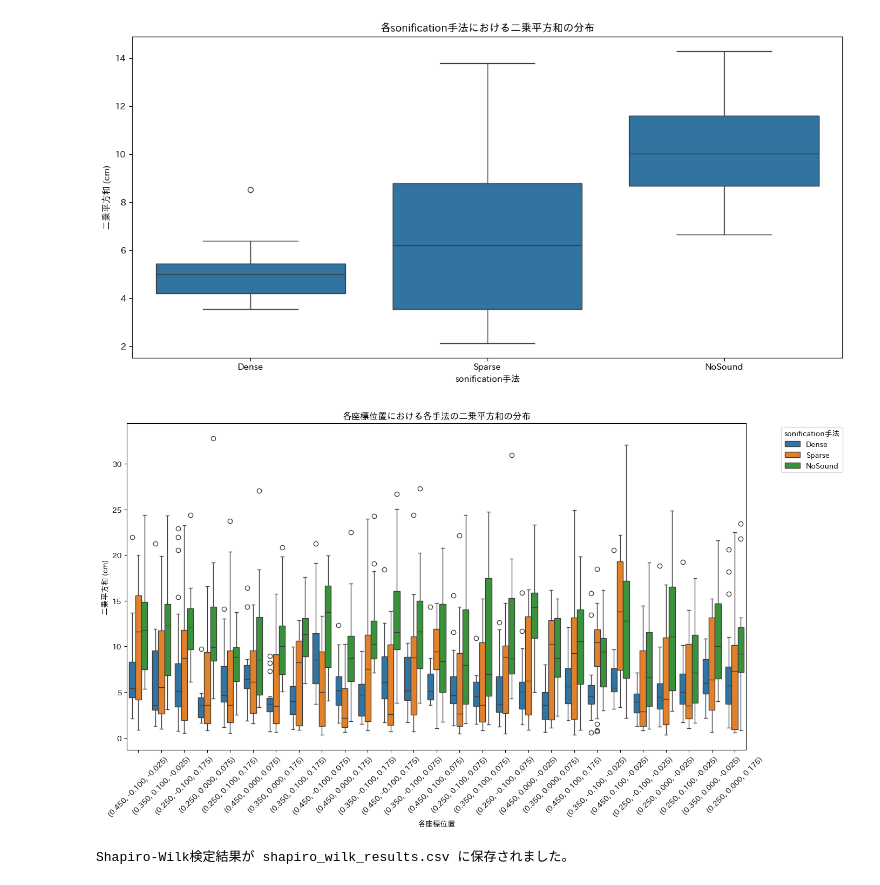
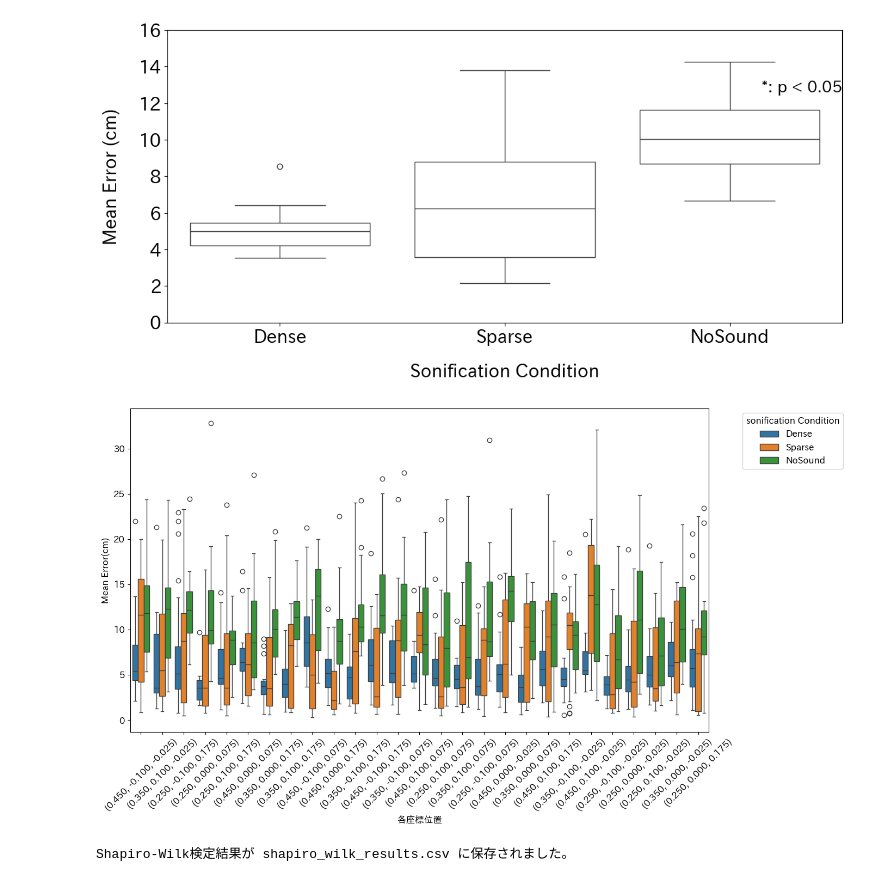
Before and after one commit to takaharayota531/poster-exp-analysis, a Jupyter notebook: 本予備実験3/main-exp3-all-001.ipynb, the cells around one changed output. Drawn from its saved outputs; the diff is of its cells as text; code cells hidden in the pictures.

```diff
--- a/本予備実験3/main-exp3-all-001.ipynb
+++ b/本予備実験3/main-exp3-all-001.ipynb
@@ -209,14 +209,19 @@ df_median = df_all.groupby(['Place', 'Method'])[numeric_columns].median().reset_
 df_median['Method_Label'] = df_median['Method'].map(method_labels)
 # df_mean['Method_Label'] = df_mean['Method'].map(method_labels)
 
+plt.rcParams.update({'font.size': 16})
+
 # 中央値プロット
 for axis in ['X', 'Y', 'Z']:
     plt.figure(figsize=(12, 6))
     sns.boxplot(x='Method_Label', y=axis, data=df_median)
-    plt.title(f'{axis} 軸における各手法の中央値結果')
-    plt.xlabel('sonification手法')
-    plt.ylabel('(cm)')
+    plt.title('')
+    plt.xlabel('Sonification Condition',labelpad=20)
+    plt.ylabel('Mean Error(cm)',labelpad=20)
     plt.tight_layout()
+    # Adding the annotation text
+    # plt.text(2,8, '*: p < 0.05', horizontalalignment='right', verticalalignment='top', fontsize=18)
+
     plt.show()
 
 
@@ -225,8 +230,8 @@ plt.figure(figsize=(12, 6))
 sns.boxplot(x='Place_Label', y='X', hue='Method_Label', data=df_all)
 plt.title('x軸(定位)における各手法と位置による誤差')
 plt.xlabel('各座標位置')
-plt.ylabel('(cm)')
-plt.legend(title='sonification手法', bbox_to_anchor=(1.05, 1), loc='upper left')
+plt.ylabel('Mean Error(cm)')
+plt.legend(title='Sonification Condition', bbox_to_anchor=(1.05, 1), loc='upper left')
 plt.xticks(rotation=45)
 plt.tight_layout()
 plt.show()
@@ -236,7 +241,7 @@ sns.boxplot(x='Place_Label', y='Y', hue='Method_Label', data=df_all)
 plt.title('y軸(周波数)における各手法と位置による誤差')
 plt.xlabel('各座標位置')
 plt.ylabel('(cm)')
-plt.legend(title='sonification手法', bbox_to_anchor=(1.05, 1), loc='upper left')
+plt.legend(title='Sonification Condition', bbox_to_anchor=(1.05, 1), loc='upper left')
 plt.xticks(rotation=45)
 plt.tight_layout()
 plt.show()
@@ -271,42 +276,49 @@ df_all['Sum_Squared_Error'] = np.sqrt(df_all['X']**2 + df_all['Y']**2 + df_all['
 method_order = ["Dense", "Sparse", "NoSound"]
 
 df_median_sse_method = df_all.groupby(['Place','Method'])['Sum_Squared_Error'].median().reset_index()
 df_median_sse_method['Method_Label'] = df_median_sse_method['Method'].map(method_labels)
 
 # カテゴリ型で順序付けする
 df_median_sse_method['Method_Label'] = pd.Categorical(df_median_sse_method['Method_Label'],
                                                       categories=method_order,
                                                       ordered=True)
 
 # Method_Label順に並び替え
 df_median_sse_method = df_median_sse_method.sort_values(['Method_Label', 'Place', 'Method'])
 
 # 並び替えた後にCSV出力
 df_median_sse_method.to_csv('median-sse-method.txt', sep='\t', index=False)
 
+plt.rcParams.update({'font.size': 20})
 
 # Methodごとの二乗平方和のボックスプロットを作成
 plt.figure(figsize=(12, 6))
-sns.boxplot(x='Method_Label', y='Sum_Squared_Error', data=df_median_sse_method)
-plt.title('各sonification手法における二乗平方和の分布')
-plt.xlabel('sonification手法')
-plt.ylabel('二乗平方和 (cm)')
+sns.boxplot(x='Method_Label', y='Sum_Squared_Error', data=df_median_sse_method, boxprops=dict(facecolor='none'))
+plt.title('')
+plt.xlabel('Sonification Condition',labelpad=20)
+plt.ylabel('Mean Error (cm)',labelpad=20)
+plt.text(2.5,13.3, '*: p < 0.05', horizontalalignment='right', verticalalignment='top', fontsize=18)
+
 plt.tight_layout()
+plt.ylim(0,16)
 plt.show()
+
+
+plt.rcParams.update({'font.size': 12})
 
 # Placeごとの二乗平方和の分布を可視化
 plt.figure(figsize=(14, 8))
 sns.boxplot(x='Place_Label', y='Sum_Squared_Error', hue='Method_Label', data=df_all)
-plt.title('各座標位置における各手法の二乗平方和の分布')
+plt.title('')
 plt.xlabel('各座標位置')
-plt.ylabel('二乗平方和 (cm)')
-plt.legend(title='sonification手法', bbox_to_anchor=(1.05, 1), loc='upper left')
+plt.ylabel('Mean Error(cm)')
+plt.legend(title='sonification Condition', bbox_to_anchor=(1.05, 1), loc='upper left')
 plt.xticks(rotation=45)
 plt.tight_layout()
 plt.show()
 # %% [output]
-[figure, old version]
+[figure, new version]
-[figure, old version]
+[figure, new version]
 # %%
 import scipy.stats as stats
 
```
Also changed, not shown: parts of 3 cells of this notebook, 17 other files.
